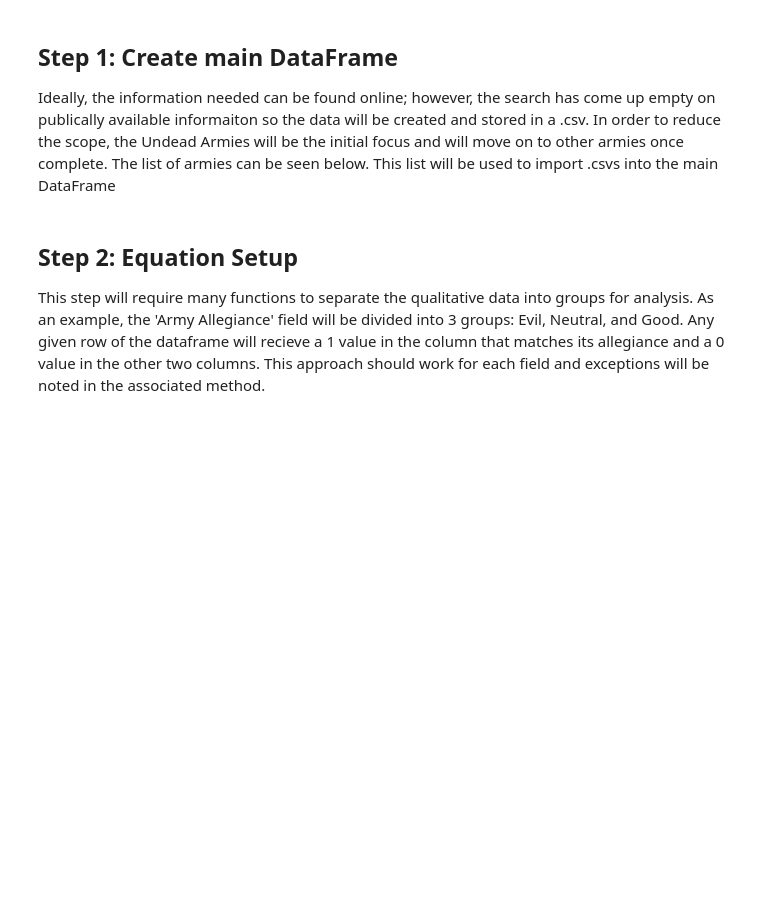
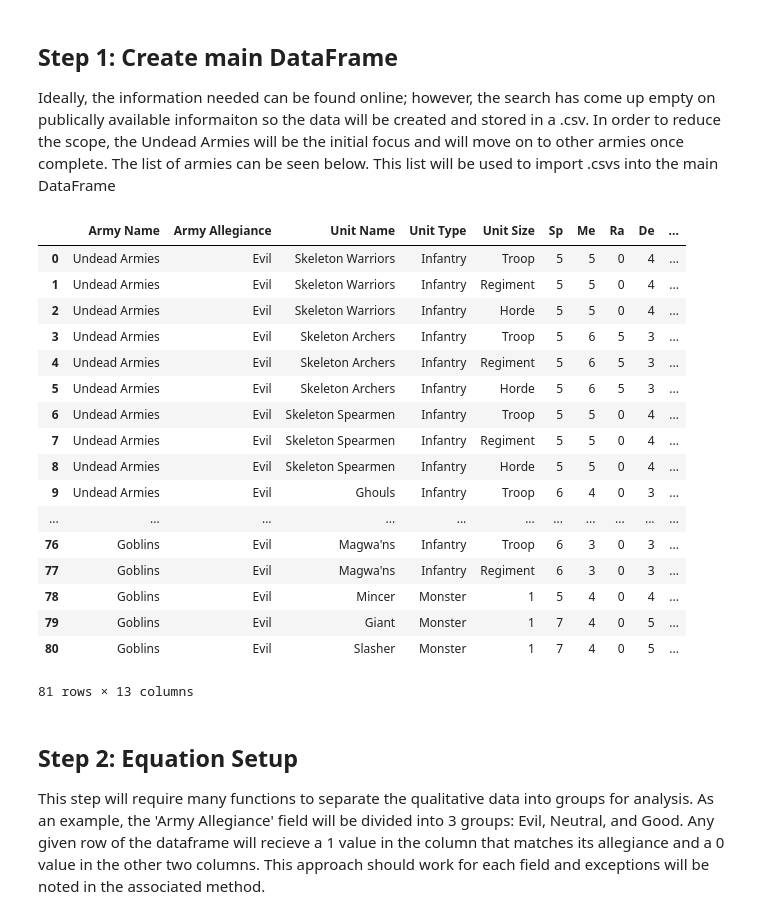
Before and after one commit to BeachedWhaleFTW/KoW-Custom-Unit-Cost, a Jupyter notebook: kow_cost_estimator.ipynb, the cells around one changed output. Cells and saved outputs as stored; diff of their text form; code cells hidden in the pictures; blank space fills up the shorter version.

```diff
--- a/kow_cost_estimator.ipynb
+++ b/kow_cost_estimator.ipynb
@@ -27,18 +27,38 @@ The goal will be achieved by the following steps:
 ## Step 1: Create main DataFrame
 Ideally, the information needed can be found online; however, the search has come up empty on publically available informaiton so the data will be created and stored in a .csv.  In order to reduce the scope, the Undead Armies will be the initial focus and will move on to other armies once complete.  The list of armies can be seen below. This list will be used to import .csvs into the main DataFrame
 # %%
-armies = ['Undead Armies']
+armies = ['Undead Armies', 'Goblins']
 # %%
 # create a list of df from the army list above
 # use pd.concat method to create final df per pandas documentation
 import pandas as pd
 
 units_list = []
 for army in armies:
     units_list.append(pd.read_csv(army + '.csv', encoding="utf-8-sig"))
 
 units = pd.concat(units_list)
-units.head()
+units.reset_index(inplace=True, drop=True)
+units
+# %% [output]
+|  | Army Name | Army Allegiance | Unit Name | Unit Type | Unit Size | Sp | Me | Ra | De | ... |
+| 0 | Undead Armies | Evil | Skeleton Warriors | Infantry | Troop | 5 | 5 | 0 | 4 | ... |
+| 1 | Undead Armies | Evil | Skeleton Warriors | Infantry | Regiment | 5 | 5 | 0 | 4 | ... |
+| 2 | Undead Armies | Evil | Skeleton Warriors | Infantry | Horde | 5 | 5 | 0 | 4 | ... |
+| 3 | Undead Armies | Evil | Skeleton Archers | Infantry | Troop | 5 | 6 | 5 | 3 | ... |
+| 4 | Undead Armies | Evil | Skeleton Archers | Infantry | Regiment | 5 | 6 | 5 | 3 | ... |
+| 5 | Undead Armies | Evil | Skeleton Archers | Infantry | Horde | 5 | 6 | 5 | 3 | ... |
+| 6 | Undead Armies | Evil | Skeleton Spearmen | Infantry | Troop | 5 | 5 | 0 | 4 | ... |
+| 7 | Undead Armies | Evil | Skeleton Spearmen | Infantry | Regiment | 5 | 5 | 0 | 4 | ... |
+| 8 | Undead Armies | Evil | Skeleton Spearmen | Infantry | Horde | 5 | 5 | 0 | 4 | ... |
+| 9 | Undead Armies | Evil | Ghouls | Infantry | Troop | 6 | 4 | 0 | 3 | ... |
+| ... | ... | ... | ... | ... | ... | ... | ... | ... | ... | ... |
+| 76 | Goblins | Evil | Magwa'ns | Infantry | Troop | 6 | 3 | 0 | 3 | ... |
+| 77 | Goblins | Evil | Magwa'ns | Infantry | Regiment | 6 | 3 | 0 | 3 | ... |
+| 78 | Goblins | Evil | Mincer | Monster | 1 | 5 | 4 | 0 | 4 | ... |
+| 79 | Goblins | Evil | Giant | Monster | 1 | 7 | 4 | 0 | 5 | ... |
+| 80 | Goblins | Evil | Slasher | Monster | 1 | 7 | 4 | 0 | 5 | ... |
+81 rows × 13 columns
 # %% [markdown]
 ## Step 2: Equation Setup
 This step will require many functions to separate the qualitative data into groups for analysis. As an example, the 'Army Allegiance' field will be divided into 3 groups: Evil, Neutral, and Good. Any given row of the dataframe will recieve a 1 value in the column that matches its allegiance and a 0 value in the other two columns.  This approach should work for each field and exceptions will be noted in the associated method.
```
Also changed, not shown: parts of 6 cells of this notebook, 2 other files.
